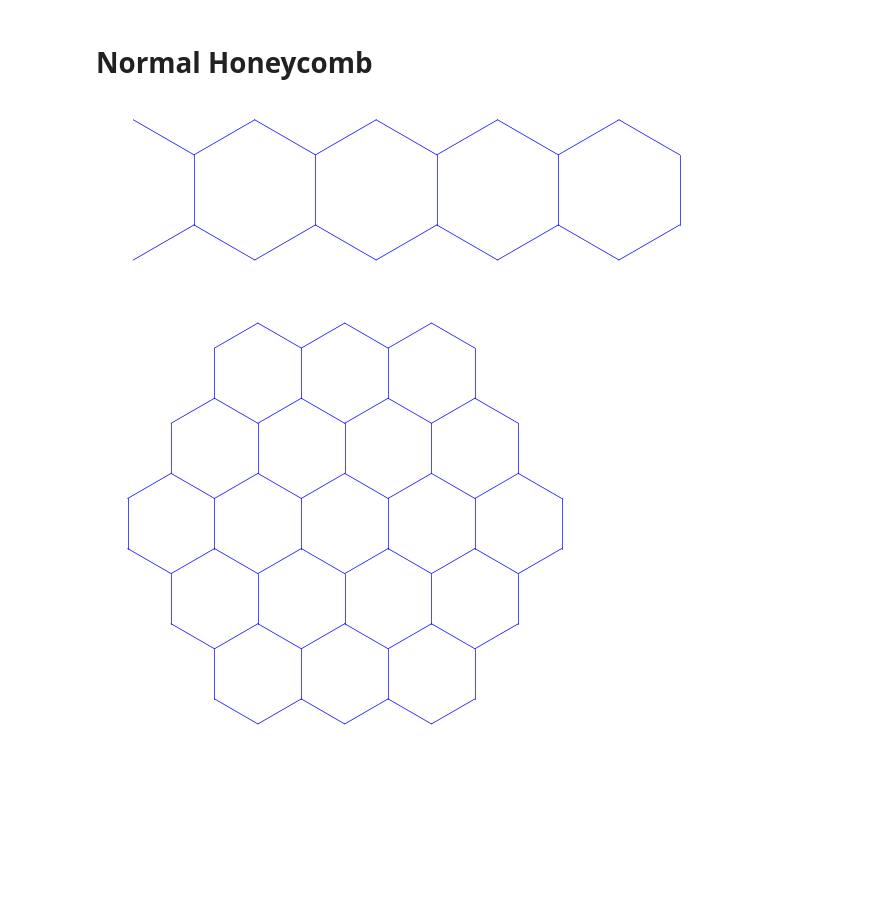
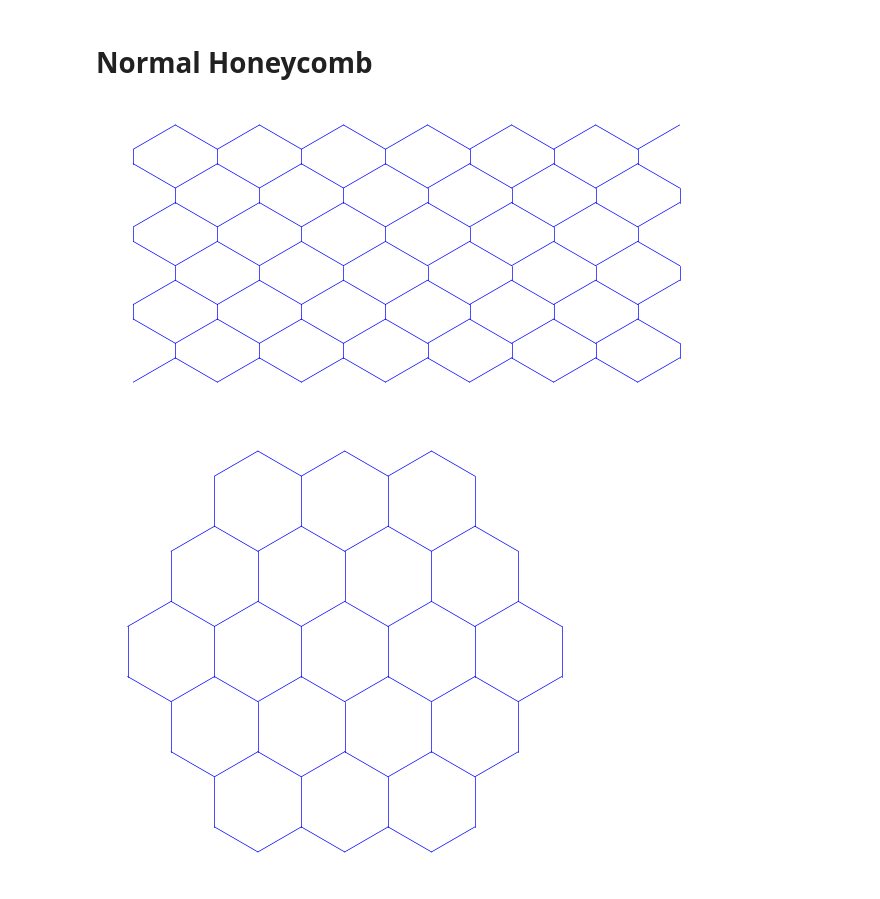
Before and after one commit to WangChenChih/KitaevDensityMatrix, a Jupyter notebook: figures_original_files/figure-generate.ipynb, the cells around one changed output. Cells and saved outputs as stored; diff of their text form; code cells hidden in the pictures; blank space fills up the shorter version.

```diff
--- a/figures_original_files/figure-generate.ipynb
+++ b/figures_original_files/figure-generate.ipynb
@@ -13,18 +13,18 @@ illu = gil.LatticeCreation()
 # %% [markdown]
 # Normal Honeycomb
 # %%
-pair_x, pair_y, dual_x, dual_y, leng = illu.HoneycombLatticeEdge(width=int(5), height=int(3), latconst=1)
+pair_x, pair_y, dual_lattice_x, dual_lattice_y, num_pair = illu.HoneycombLatticeEdge(width=int(7), height=int(13), latconst=1, vertical_length=0.3)
 
 plt.figure()
-for i in range(leng):
+for i in range(num_pair):
     plt.plot(pair_x[i,:], pair_y[i,:], 'b-', linewidth=0.5)
 #plt.scatter(dual_x, dual_y, c='k', s=15)    # plot dual lattice points
 plt.gca().set_aspect('equal', adjustable='box')
 plt.gca().set_axis_off()
 plt.tight_layout()
 plt.savefig('example.svg', format='svg')
 # %% [output]
-[figure, old version]
+[figure, new version]
 # %%
 pair_x, pair_y, leng = illu.HoneycombLatticeEdge_Center(layer=3, latconst=1)
 
```
Also changed, not shown: 4 other files.
